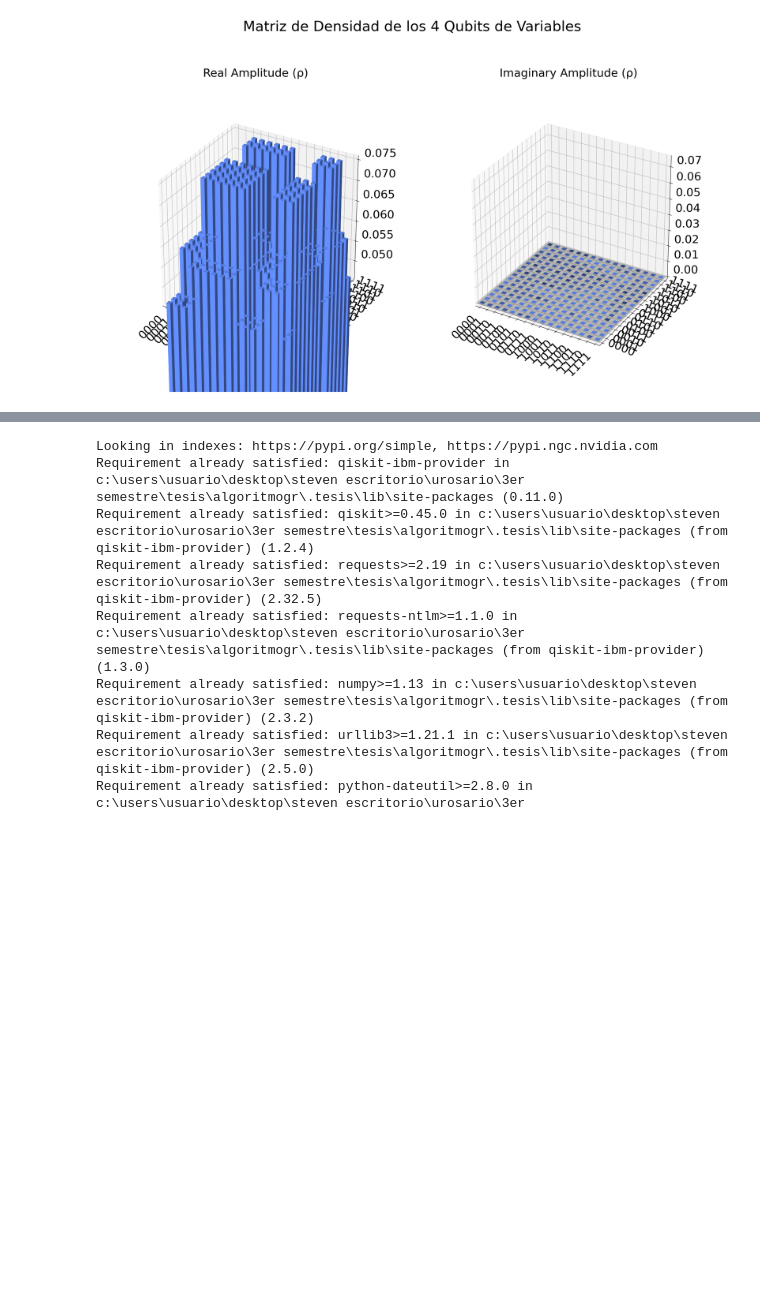
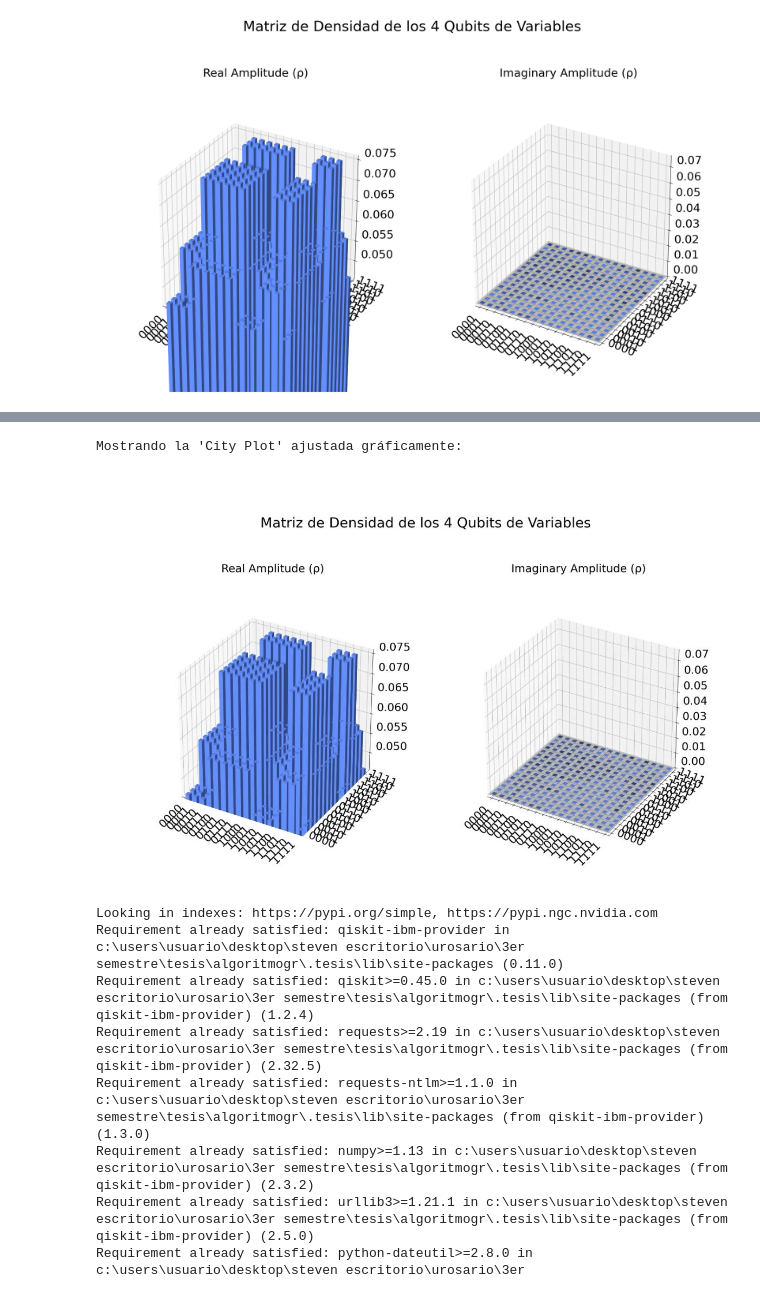
Before and after one commit to Stivenalp/Algoritmo-de-grover, a Jupyter notebook: algoritmo_tesis_mitc_3SAT.ipynb, the cells around one changed output, grey strips where cells are left out. Saved outputs shown, nothing was run; the diff lists cells and outputs as text; code cells hidden in the pictures; blank space fills up the shorter version.

```diff
--- a/algoritmo_tesis_mitc_3SAT.ipynb
+++ b/algoritmo_tesis_mitc_3SAT.ipynb
@@ -595,3 +774,18 @@ Generando 'City Plot' de la Matriz de Densidad...
+# %%
+from IPython.display import Image, display
+
+print("Mostrando la 'City Plot' ajustada gráficamente:")
+
+image_path = 'Resultado 3SAT city 1v.JPG'
+
+try:
+    display(Image(filename=image_path))
+except FileNotFoundError:
+    print(f"Error: No se encontró la imagen en '{image_path}'.")
+    print("Asegúrate de que la imagen esté en la misma carpeta o la ruta sea correcta.")
+# %% [output]
+Mostrando la 'City Plot' ajustada gráficamente:
+[figure, added]
 # %%
 !pip install qiskit-ibm-provider
 # %% [output]
```
Also changed, not shown: parts of 11 cells of this notebook.
